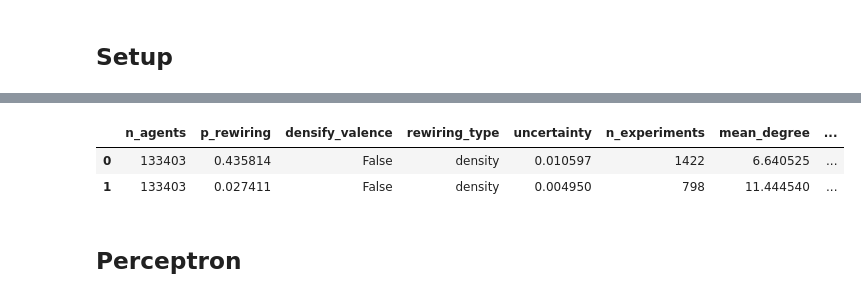
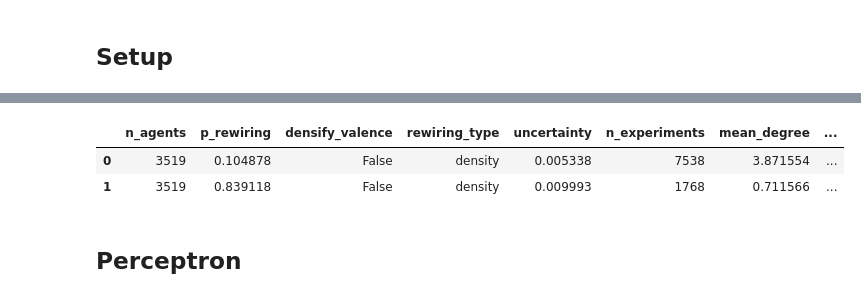
Before and after one commit to MNoichl/network_epistemology_playground, a Jupyter notebook: simulations_empiricalnet_clean.ipynb, the cells around one changed output, grey strips where cells are left out. Cells and saved outputs as stored; diff of their text form; code cells hidden in the pictures.

Commit message:
density analysis update

```diff
--- a/simulations_empiricalnet_clean.ipynb
+++ b/simulations_empiricalnet_clean.ipynb
@@ -521,5 +523,16 @@ plot_results(beta_results_df,variable_of_interest = 'true_consensus',regressor =
 # initializing list
 G = nx.erdos_renyi_graph(3, 0.25)
 test_set = set(G.nodes)
-set(itertools.product(test_set,test_set))
+my_set = set(itertools.product(test_set,test_set))
+
+print("My Set:", my_set)
+# Save the set to a file
+with open('test_set.pkl', 'wb') as file:
+    pickle.dump(my_set, file)
+
+# Load the set from a file
+with open('test_set.pkl', 'rb') as file:
+    loaded_set = pickle.load(file)
+
+print("Loaded Set:", loaded_set)
 # %% [output]
@@ -527,17 +572,10 @@ set(itertools.product(test_set,test_set))
 # %%
-def generate_parameters_empir_v2(n,G,rewiring_type='density',valence=False):
+def generate_parameters_empir_v2(n,G,all_new_potential_edges=set(),
+                                 rewiring_type='density',valence=False):
     actual_edges = set(G.edges()).copy()
+    actual_nodes = set(G.nodes).copy()
     if valence==True:
-        print('Computing all new potential edges in parameter generation...')
-        #all_possible_edges = set(nx.complete_graph(G.nodes).edges())
-        all_possible_edges = set(itertools.product(set(G.nodes).copy(), set(G.nodes).copy()))
-        # Get all possible edges for the complete graph with the same nodes
-        #all_possible_edges = set(nx.complete_graph(G.nodes).edges())
-        all_new_potential_edges = all_possible_edges - actual_edges
-        # Remove pairs where both elements are the same
-        identical_pairs = {(num, num) for num in set(G.nodes).copy()}
-        all_new_potential_edges = all_new_potential_edges - identical_pairs
-        print('found all new potential edges')
+        all_new_potential_edges = all_new_potential_edges
     else:
         all_new_potential_edges = set()
     params_list = []
@@ -552,7 +590,8 @@ def generate_parameters_empir_v2(n,G,rewiring_type='density',valence=False):
         if rewiring_type=='density':
             #G_er = nx.gnp_random_graph(n_agents, er_prob, directed=True)
             #print('densifying...')
-            network = densify_network(G, p_densify=p_rewiring,valence=valence,actual_edges=actual_edges,
+            network = densify_network(G, p_densify=p_rewiring,valence=valence,
+                                      actual_edges=actual_edges,
                                       all_new_potential_edges=all_new_potential_edges)
         # Calculate the mean degree of each node
         degrees = dict(network.degree())
@@ -575,10 +614,12 @@ def generate_parameters_empir_v2(n,G,rewiring_type='density',valence=False):
     return params_list
 # %%
 %%time
+# Load the set from a file
+with open('perceptron_all_new_potential_edges.pkl', 'rb') as file:
+    perceptron_all_new_potential_edges = pickle.load(file)
 # Example usage
-# G_pepticulcer_indexed
-# G_perceptron_indexed
 parameter_dictionaries = generate_parameters_empir_v2(2,G_perceptron_indexed,
+                                                      all_new_potential_edges = perceptron_all_new_potential_edges,
                                                       rewiring_type='density',valence=True)  # Generate parameter dictionaries
 parameter_dictionaries
 # %% [output]
@@ -605,7 +644,11 @@ Wall time: 57.1 s
 # %%
 %%time
+# Load the set from a file
+with open('perceptron_all_new_potential_edges.pkl', 'rb') as file:
+    perceptron_all_new_potential_edges = pickle.load(file)
 # Test Simulation
-parameter_dictionaries = generate_parameters_empir_v2(2,G_pepticulcer_indexed,
+parameter_dictionaries = generate_parameters_empir_v2(2,G_perceptron_indexed,
+                                                      all_new_potential_edges = perceptron_all_new_potential_edges,
                                                       rewiring_type='density',valence=False) # Generate parameter dictionaries
 #print(parameter_dictionaries)
 test_results_densify_df = run_simulations(parameter_dictionaries, number_of_steps=10000,
@@ -618,5 +661,5 @@ Wall time: 4min 47s
 |  | n_agents | p_rewiring | densify_valence | rewiring_type | uncertainty | n_experiments | mean_degree | ... |
-| 0 | 133403 | 0.435814 | False | density | 0.010597 | 1422 | 6.640525 | ... |
-| 1 | 133403 | 0.027411 | False | density | 0.004950 | 798 | 11.444540 | ... |
+| 0 | 3519 | 0.104878 | False | density | 0.005338 | 7538 | 3.871554 | ... |
+| 1 | 3519 | 0.839118 | False | density | 0.009993 | 1768 | 0.711566 | ... |
 # %% [markdown]
 ## Perceptron
```
Also changed, not shown: parts of 12 cells of this notebook, 7 other files.
